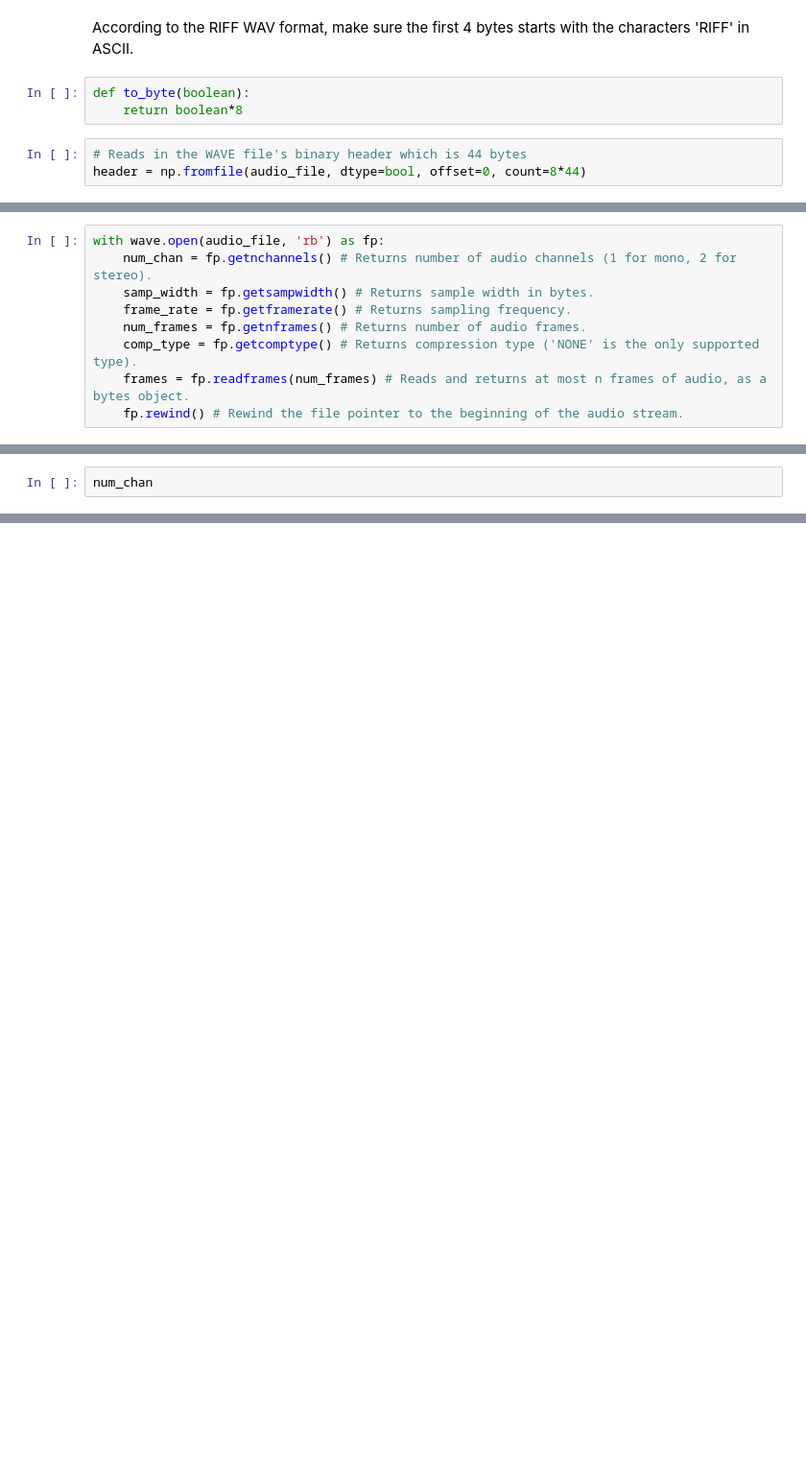
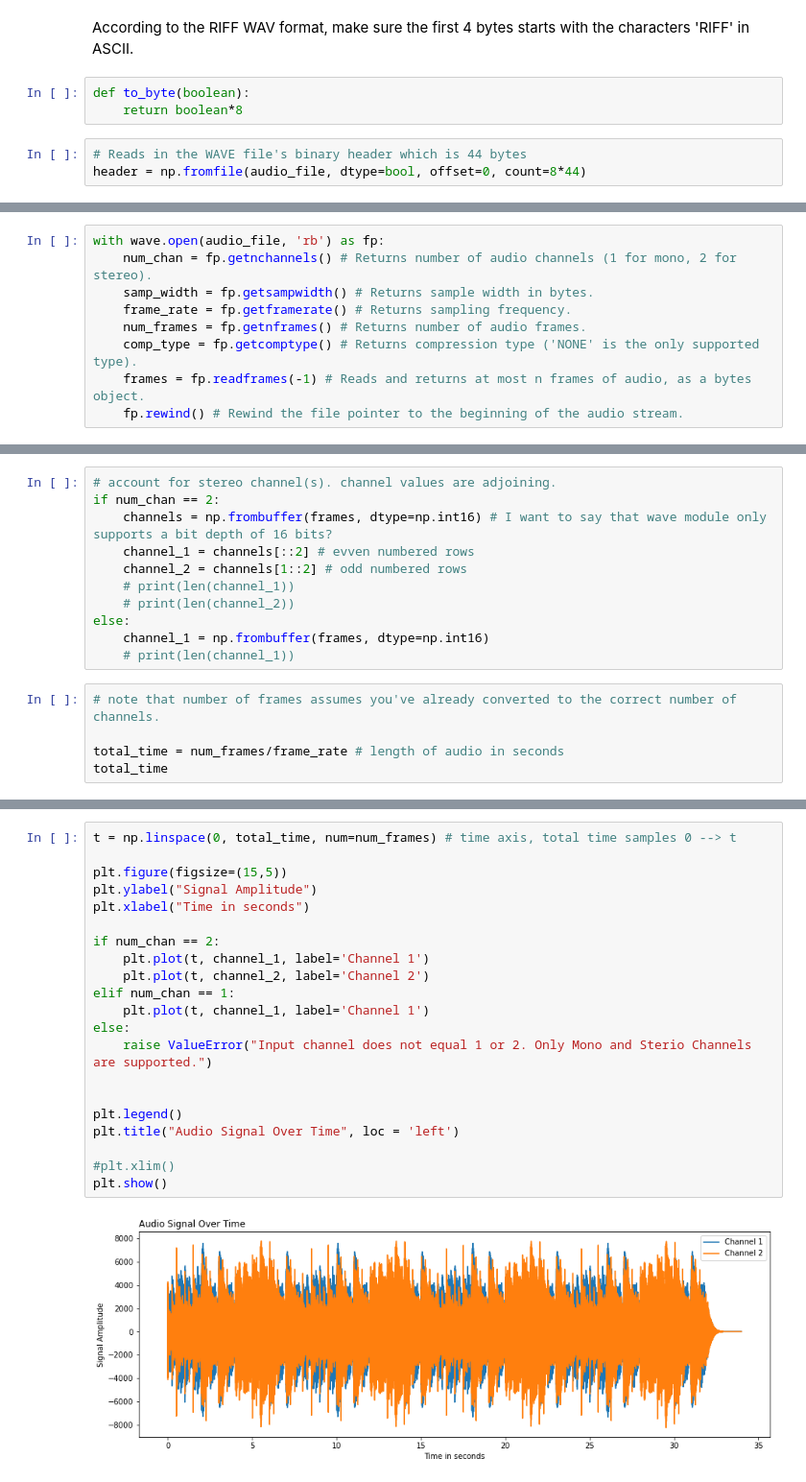
Before and after one commit to SandysPappy/FFT, a Jupyter notebook: FFT_Notes.ipynb, the cells around one changed output, grey strips where cells are left out. Shown at 96% size. Drawn from its saved outputs; the diff is of its cells as text; blank space fills up the shorter version.

```diff
--- a/FFT_Notes.ipynb
+++ b/FFT_Notes.ipynb
@@ -82,5 +83,5 @@ with wave.open(audio_file, 'rb') as fp:
     frame_rate = fp.getframerate() # Returns sampling frequency.
     num_frames = fp.getnframes() # Returns number of audio frames.
     comp_type = fp.getcomptype() # Returns compression type ('NONE' is the only supported type).
-    frames = fp.readframes(num_frames) # Reads and returns at most n frames of audio, as a bytes object.
+    frames = fp.readframes(-1) # Reads and returns at most n frames of audio, as a bytes object.
     fp.rewind() # Rewind the file pointer to the beginning of the audio stream.
@@ -87,3 +95,17 @@ with wave.open(audio_file, 'rb') as fp:
+# %%
+# account for stereo channel(s). channel values are adjoining.
+if num_chan == 2:
+    channels = np.frombuffer(frames, dtype=np.int16) # I want to say that wave module only supports a bit depth of 16 bits?
+    channel_1 = channels[::2] # evven numbered rows
+    channel_2 = channels[1::2] # odd numbered rows
+    # print(len(channel_1))
+    # print(len(channel_2))
+else:
+    channel_1 = np.frombuffer(frames, dtype=np.int16)
+    # print(len(channel_1))
 # %%
-num_chan
+# note that number of frames assumes you've already converted to the correct number of channels.
+
+total_time = num_frames/frame_rate # length of audio in seconds
+total_time
 # %% [output]
@@ -94,0 +113,23 @@ bytes
+# %%
+t = np.linspace(0, total_time, num=num_frames) # time axis, total time samples 0 --> t
+
+plt.figure(figsize=(15,5))
+plt.ylabel("Signal Amplitude")
+plt.xlabel("Time in seconds")
+
+if num_chan == 2:
+    plt.plot(t, channel_1, label='Channel 1')
+    plt.plot(t, channel_2, label='Channel 2')
+elif num_chan == 1:
+    plt.plot(t, channel_1, label='Channel 1')
+else:
+    raise ValueError("Input channel does not equal 1 or 2. Only Mono and Sterio Channels are supported.")
+
+
+plt.legend()
+plt.title("Audio Signal Over Time", loc = 'left')
+
+#plt.xlim()
+plt.show()
+# %% [output]
+[figure, added]
```
Also changed, not shown: parts of 6 cells of this notebook.
